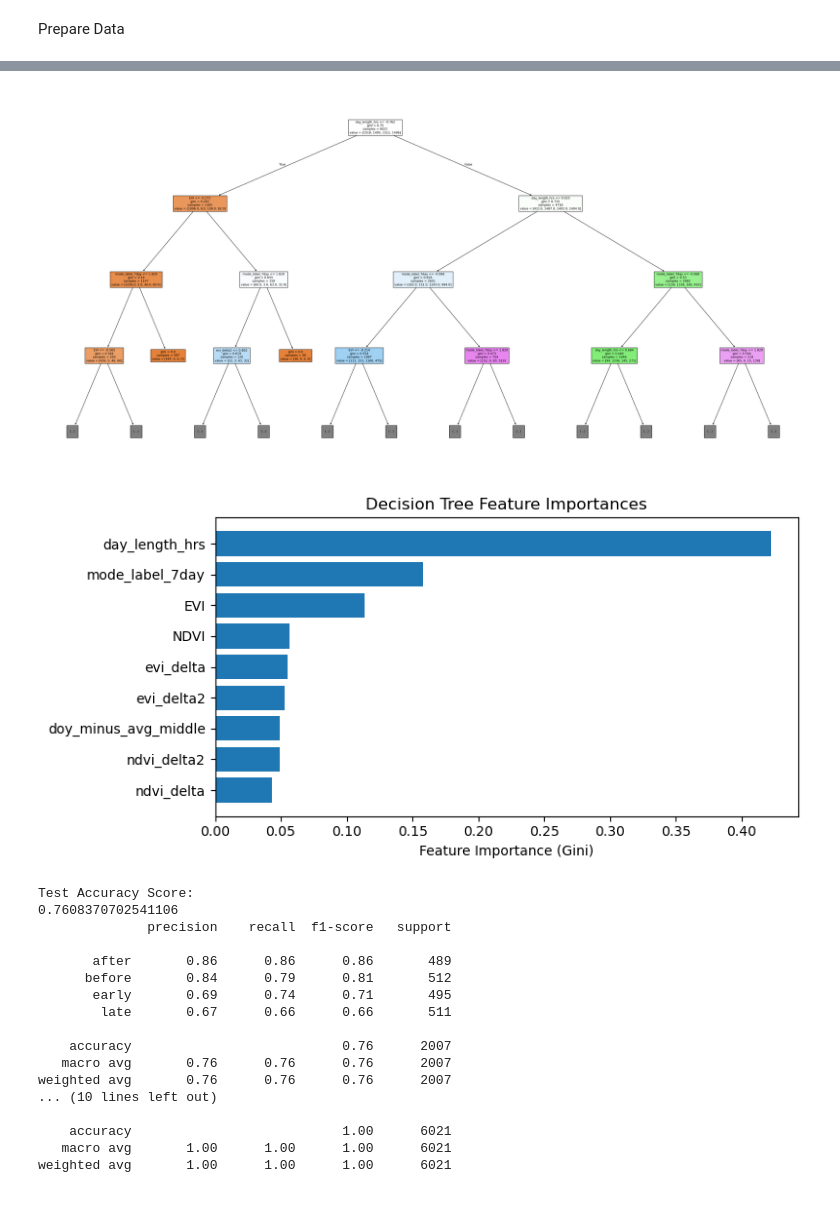
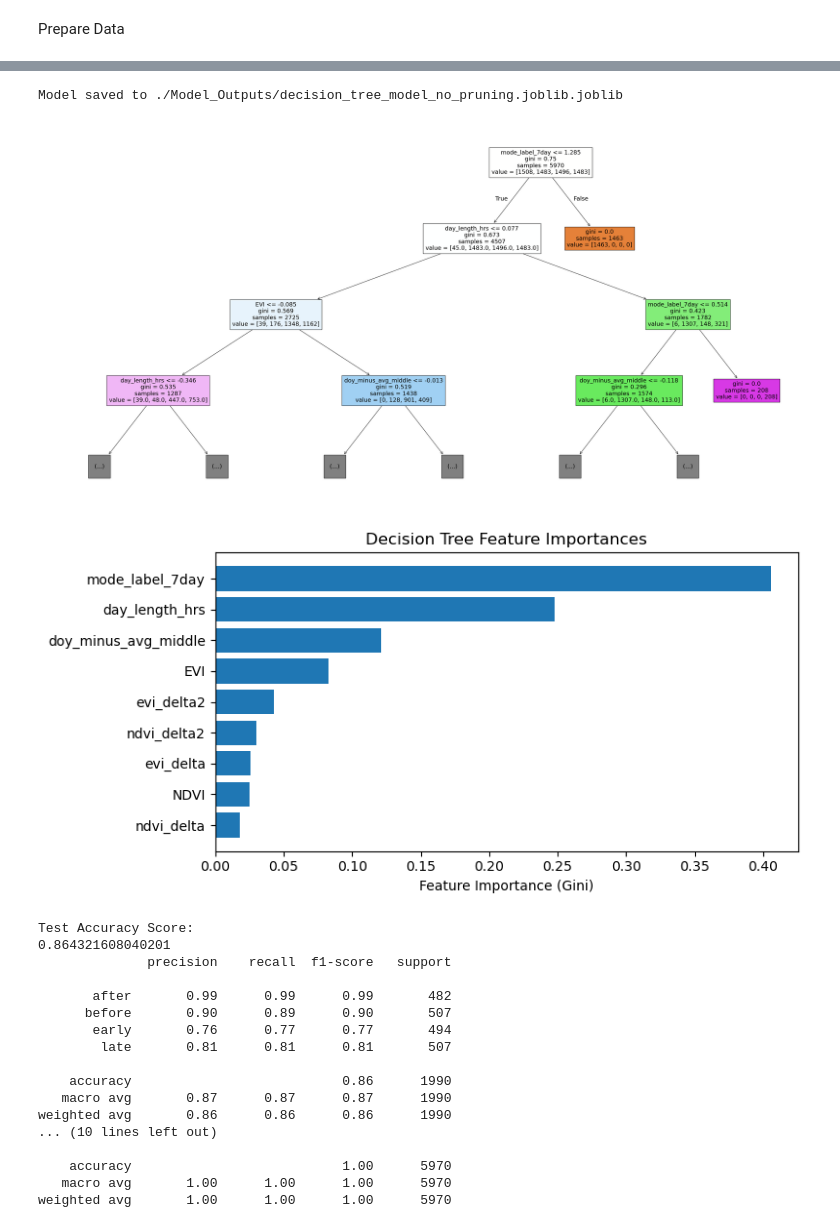
Before and after one commit to k-wheeler/AppTrail_Phenology, a Jupyter notebook: Main.ipynb, the cells around one changed output, grey strips where cells are left out. Cells and saved outputs as stored; diff of their text form; code cells hidden in the pictures.

Commit message:
redesigned main to keep track of various versions of models. Added some overfitting techniques for the RNN

```diff
--- a/Main.ipynb
+++ b/Main.ipynb
@@ -37,7 +46,7 @@ start_year    = 2013 #2013  # First HLS year
 download_year = 2025  # Last year to download (includes 2025 for prediction)
 train_year    = 2024  # Last year included in model training
 
-refit_models = False
+refit_models = True
 # %%
 
 # ----------------------------
@@ -119,46 +184,51 @@ dtype: int64
 # %%
 #Decision tree no pruning
 # ----------------------------
 # Build decision tree
 # ----------------------------
 x_train, x_test, y_train, y_test = split_data(feature_df_edited)
-filename = 'decision_tree_model_no_pruning.joblib'
+filename_ext = "_no_pruning"
+filename = f'decision_tree_model{filename_ext}.joblib'
+
 if refit_models or not os.path.exists(os.path.join(MODEL_DIR, filename)):
-    mdl = fit_tree(x_train, y_train, False)
+    mdl, training_time_sec = fit_tree(x_train, y_train, False)
 
     # Save model for dashboard use
     joblib.dump(mdl, os.path.join(MODEL_DIR, filename))
-    joblib.dump(mdl, os.path.join(MODEL_DIR, 'decision_tree_model.joblib')) #save as current best model
-    print(f'Model saved to {MODEL_DIR}/decision_tree_model_no_pruning.joblib')
+    print(f'Model saved to {MODEL_DIR}/{filename}.joblib')
+    with open(os.path.join(MODEL_DIR, f'training_time{filename_ext}.txt'), 'w') as f:
+        f.write(f'{training_time_sec:.2f} seconds\n')
 else:
     mdl = joblib.load(os.path.join(MODEL_DIR, filename))
+    with open(os.path.join(MODEL_DIR, f'training_time{filename_ext}.txt')) as f:
+        training_time_sec = float(f.read().split()[0])
 
 plot_decision_tree(mdl, x_train, MODEL_DIR)
 
 evaluate_decision_tree(mdl, x_test, y_test, x_train, y_train)
 
-#Take-away: without pruning the accuracy on the training data is 1 and the accuracy on the testing data in 0.75 so the model is overfitting
-    #With pruning the test accuracy is 0.74 and training is 0.78 so much closer and less overfitting
+#Take-away: without pruning the accuracy on the training data is 1 and the accuracy on the testing data in 0.86 so the model is overfitting
 # %% [output]
+Model saved to ./Model_Outputs/decision_tree_model_no_pruning.joblib.joblib
-[figure, old version]
+[figure, new version]
-[figure, old version]
+[figure, new version]
-Test Accuracy Score:
-0.7608370702541106
-              precision    recall  f1-score   support
-
-       after       0.86      0.86      0.86       489
-      before       0.84      0.79      0.81       512
-       early       0.69      0.74      0.71       495
-        late       0.67      0.66      0.66       511
-
-    accuracy                           0.76      2007
-   macro avg       0.76      0.76      0.76      2007
-weighted avg       0.76      0.76      0.76      2007
-... (10 lines left out)
-
-    accuracy                           1.00      6021
-   macro avg       1.00      1.00      1.00      6021
-weighted avg       1.00      1.00      1.00      6021
+Test Accuracy Score:
+0.864321608040201
+              precision    recall  f1-score   support
+
+       after       0.99      0.99      0.99       482
+      before       0.90      0.89      0.90       507
+       early       0.76      0.77      0.77       494
+        late       0.81      0.81      0.81       507
+
+    accuracy                           0.86      1990
+   macro avg       0.87      0.87      0.87      1990
+weighted avg       0.86      0.86      0.86      1990
+... (10 lines left out)
+
+    accuracy                           1.00      5970
+   macro avg       1.00      1.00      1.00      5970
+weighted avg       1.00      1.00      1.00      5970
 # %%
 #Decision tree with pruning
 # ----------------------------
```
Also changed, not shown: parts of 11 cells of this notebook, 5 other files.
